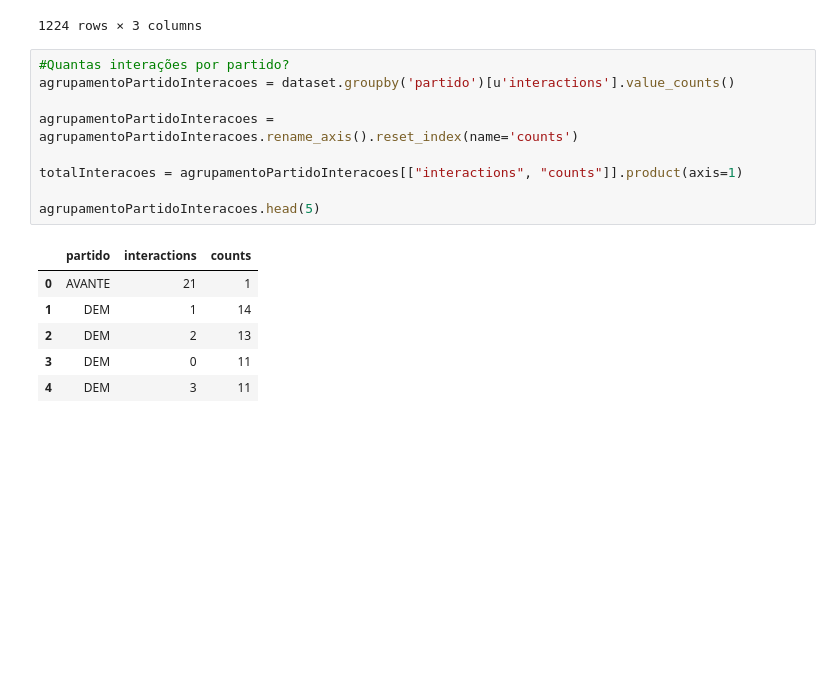
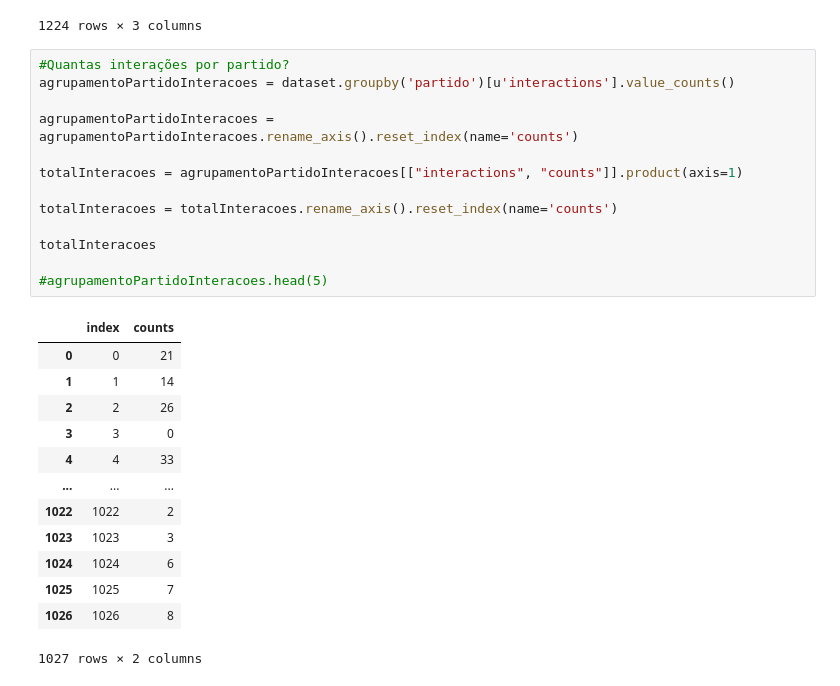
Before and after one commit to hiagonfs/analise_parlamentar, a Jupyter notebook: tcc_1first.ipynb, the cells around one changed output. Saved outputs shown, nothing was run; the diff lists cells and outputs as text; blank space fills up the shorter version.

Commit message:
Adicionando interações por partido

```diff
--- a/tcc_1first.ipynb
+++ b/tcc_1first.ipynb
@@ -136,16 +138,27 @@ agrupamentoCitacoesNomeEleitoral.rename_axis().reset_index(name='counts')
 # %%
 #Quantas interações por partido?
 agrupamentoPartidoInteracoes = dataset.groupby('partido')[u'interactions'].value_counts()
 
 agrupamentoPartidoInteracoes = agrupamentoPartidoInteracoes.rename_axis().reset_index(name='counts')
 
 totalInteracoes = agrupamentoPartidoInteracoes[["interactions", "counts"]].product(axis=1)
 
-agrupamentoPartidoInteracoes.head(5)
+totalInteracoes = totalInteracoes.rename_axis().reset_index(name='counts')
+
+totalInteracoes
+
+#agrupamentoPartidoInteracoes.head(5)
 # %% [output]
-|  | partido | interactions | counts |
-| 0 | AVANTE | 21 | 1 |
-| 1 | DEM | 1 | 14 |
-| 2 | DEM | 2 | 13 |
-| 3 | DEM | 0 | 11 |
-| 4 | DEM | 3 | 11 |
+|  | index | counts |
+| 0 | 0 | 21 |
+| 1 | 1 | 14 |
+| 2 | 2 | 26 |
+| 3 | 3 | 0 |
+| 4 | 4 | 33 |
+| ... | ... | ... |
+| 1022 | 1022 | 2 |
+| 1023 | 1023 | 3 |
+| 1024 | 1024 | 6 |
+| 1025 | 1025 | 7 |
+| 1026 | 1026 | 8 |
+1027 rows × 2 columns
```
Also changed, not shown: parts of 4 cells of this notebook.
